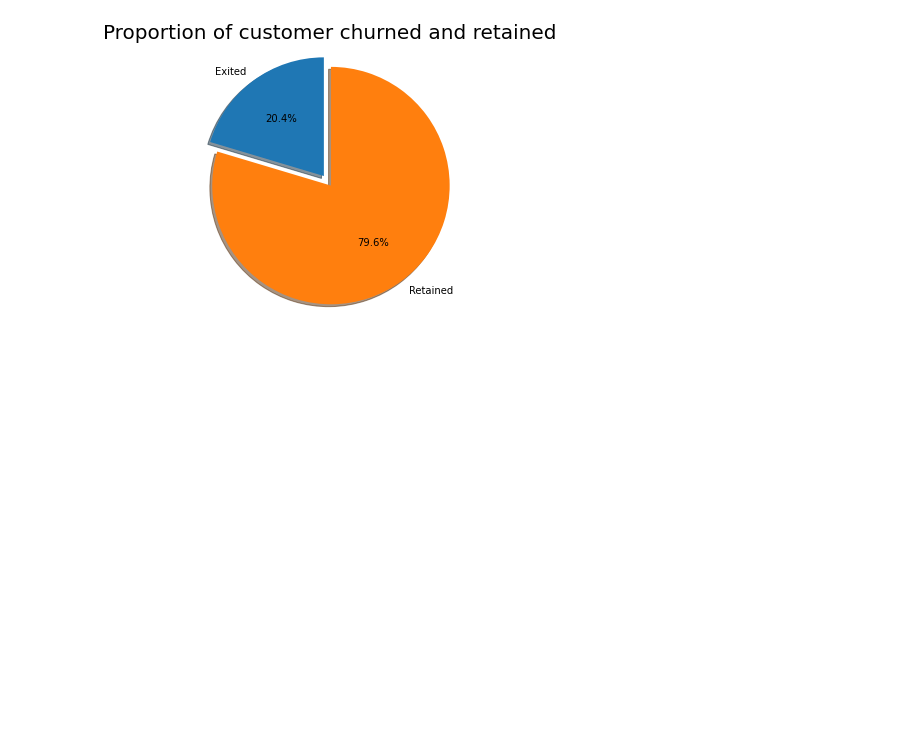
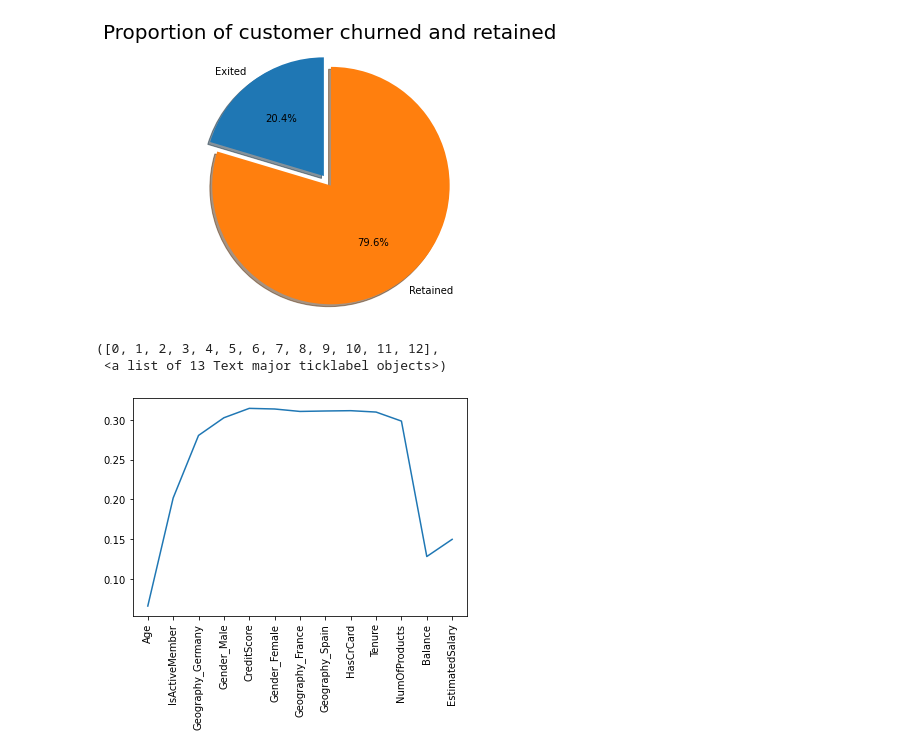
Before and after one commit to Abhishek-pv/Churn-prediction-in-banking-sector, a Jupyter notebook: EDA/eda.ipynb, the cells around one changed output. Cells and saved outputs as stored; diff of their text form; code cells hidden in the pictures; blank space fills up the shorter version.

```diff
--- a/EDA/eda.ipynb
+++ b/EDA/eda.ipynb
@@ -71,3 +71,12 @@ plt.show()
 [figure]
 # %%
 raw_data.to_csv('../Data/cleaned_data.csv', index=False)
+# %%
+l1 = ['Age', 'IsActiveMember', 'Geography_Germany', 'Gender_Male', 'CreditScore', 'Gender_Female', 'Geography_France', 'Geography_Spain', 'HasCrCard', 'Tenure', 'NumOfProducts', 'Balance', 'EstimatedSalary']
+l2 = [0.06580829756795423, 0.20170454545454544, 0.28042328042328046, 0.3026481715006305, 0.31446540880503143, 0.31367628607277287, 0.3106060606060606, 0.3111668757841907, 0.31155778894472363, 0.30982367758186397, 0.29846938775510207, 0.12809315866084423, 0.14971751412429377]
+plt.plot(l1, l2)
+plt.xticks(rotation=90)
+# %% [output]
+([0, 1, 2, 3, 4, 5, 6, 7, 8, 9, 10, 11, 12],
+ <a list of 13 Text major ticklabel objects>)
+[figure, added]
```
Also changed, not shown: parts of 1 cell of this notebook, 3 other files.
